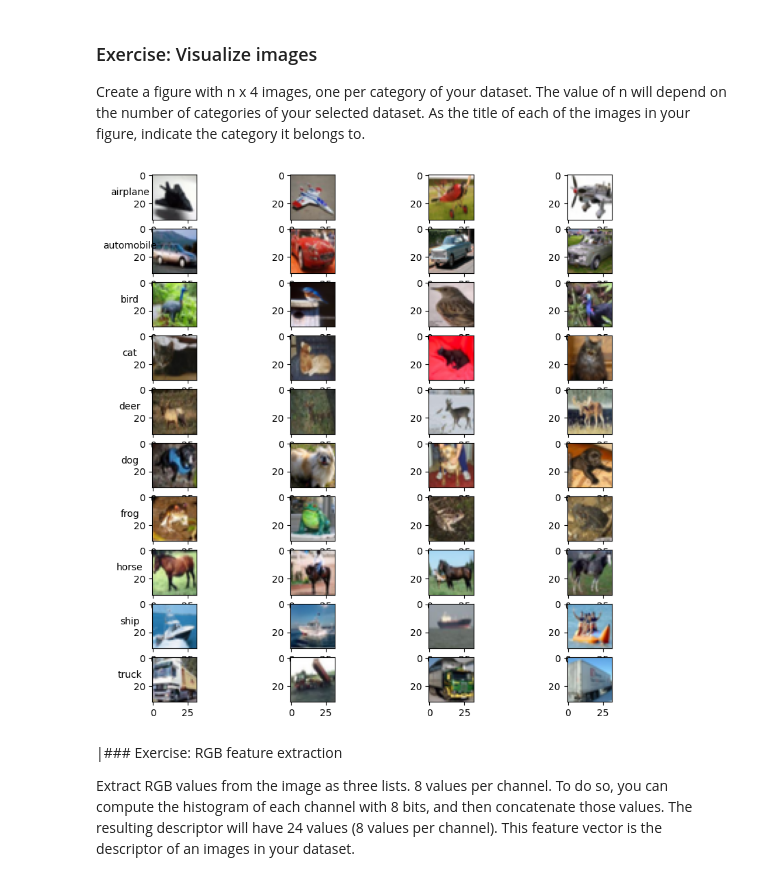
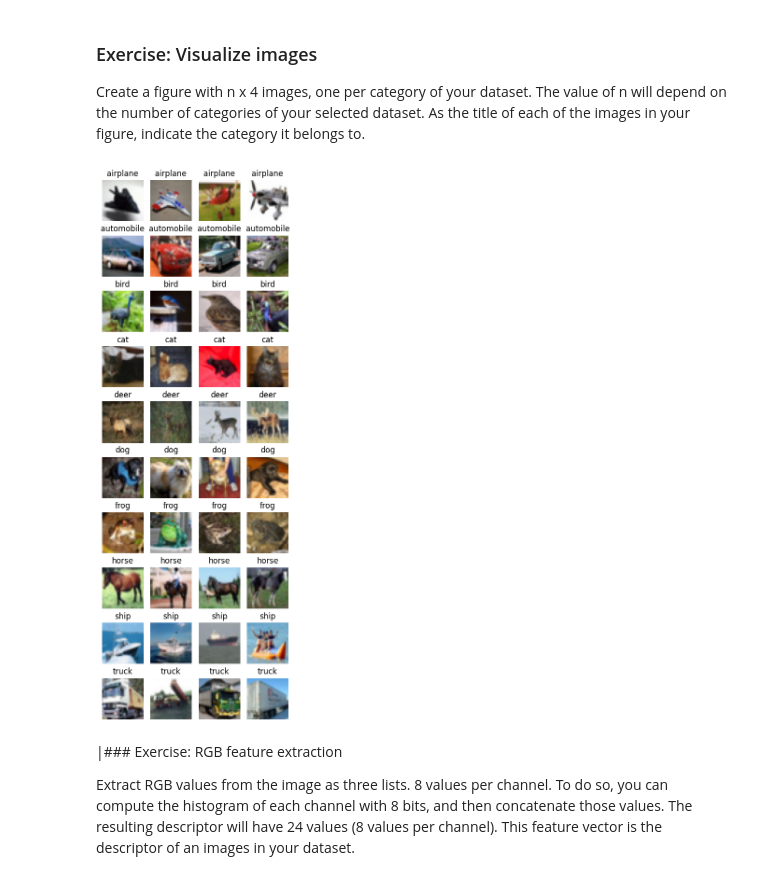
Before and after one commit to Frederico-lp/Data-Science, a Jupyter notebook: assignmentsCV/Assignment 1 - Understanding a dataset.ipynb, the cells around one changed output. Cells and saved outputs as stored; diff of their text form; code cells hidden in the pictures.

```diff
--- a/assignmentsCV/Assignment 1 - Understanding a dataset.ipynb
+++ b/assignmentsCV/Assignment 1 - Understanding a dataset.ipynb
@@ -67,17 +88,22 @@ Create a figure with n x 4 images, one per category of your dataset. The value o
 As the title of each of the images in your figure, indicate the category it belongs to.
 # %%
 # your code here
-fig, axs = plt.subplots(nClasses, 4, figsize=(10, 10))
+from mpl_toolkits.axes_grid1 import ImageGrid
+
+fig = plt.figure(figsize=(15, 15))
+grid = ImageGrid(fig, 111, nrows_ncols=(nClasses, 4), axes_pad=(.15, .3))
+
+images = []
 
 for n in np.arange(nClasses):
     for i in range(4):
-        # img = np.transpose(dataset.data[dataset.targets == n][i], (1, 2, 0))
-        if i == 0:
-            axs[n, i].set_ylabel(dataset.classes[n], rotation=0)
-        axs[n, i].imshow(dataset.data[dataset.targets == n][i])
-        # axs[n, i].axis('off')
+        img = dataset.data[dataset.targets == n][i]
+        idx = n*4+i
+        grid[idx].imshow(img)
+        grid[idx].set_title(dataset.classes[n])
+        grid[idx].axis('off')
 # %% [output]
-[figure, old version]
+[figure, new version]
 # %% [markdown]
 |### Exercise: RGB feature extraction
 
```
Also changed, not shown: parts of 7 cells of this notebook, 1 other file.
